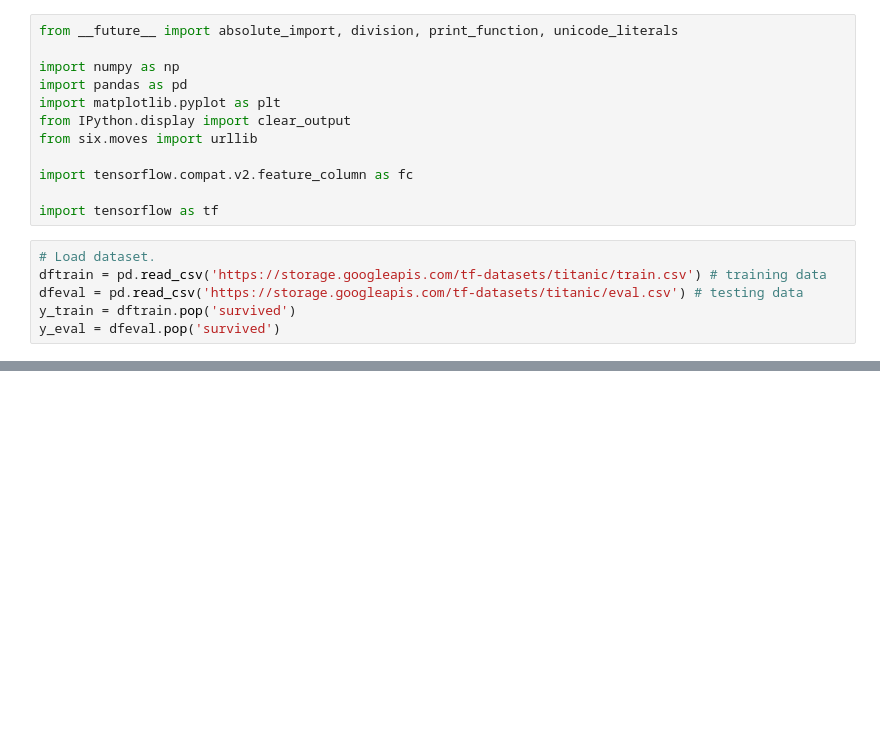
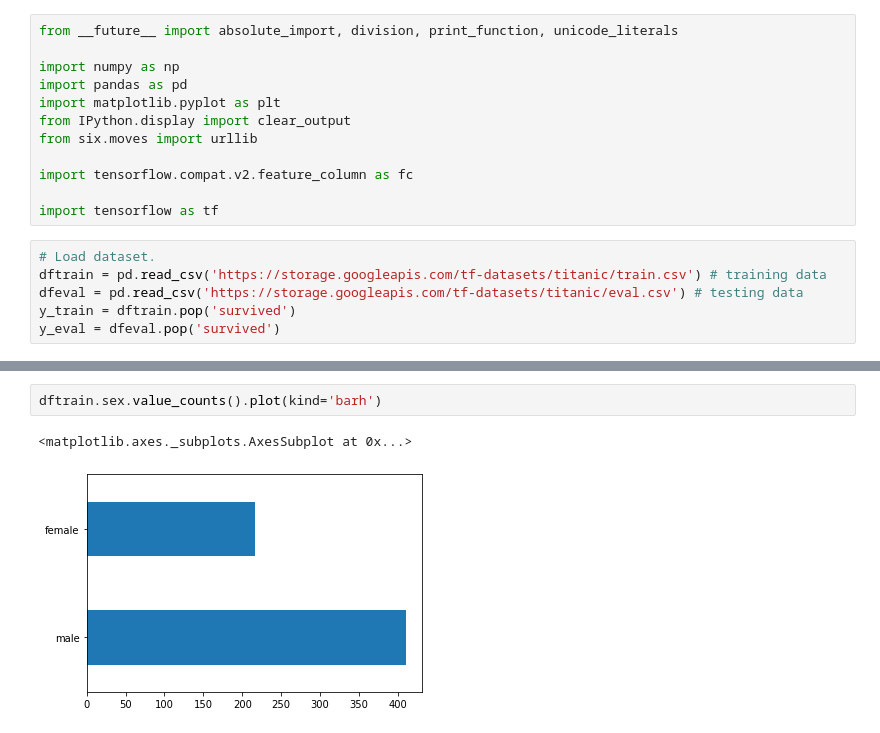
Before and after one commit to lucadonnoh/helloTensors, a Jupyter notebook: helloTensors.ipynb, the cells around one changed output, grey strips where cells are left out. Drawn from its saved outputs; the diff is of its cells as text; blank space fills up the shorter version.

```diff
--- a/helloTensors.ipynb
+++ b/helloTensors.ipynb
@@ -35,0 +99,5 @@ y_eval = dfeval.pop('survived')
+# %%
+dftrain.sex.value_counts().plot(kind='barh')
+# %% [output]
+<matplotlib.axes._subplots.AxesSubplot at 0x...>
+[figure, added]
```
Also changed, not shown: parts of 11 cells of this notebook.
